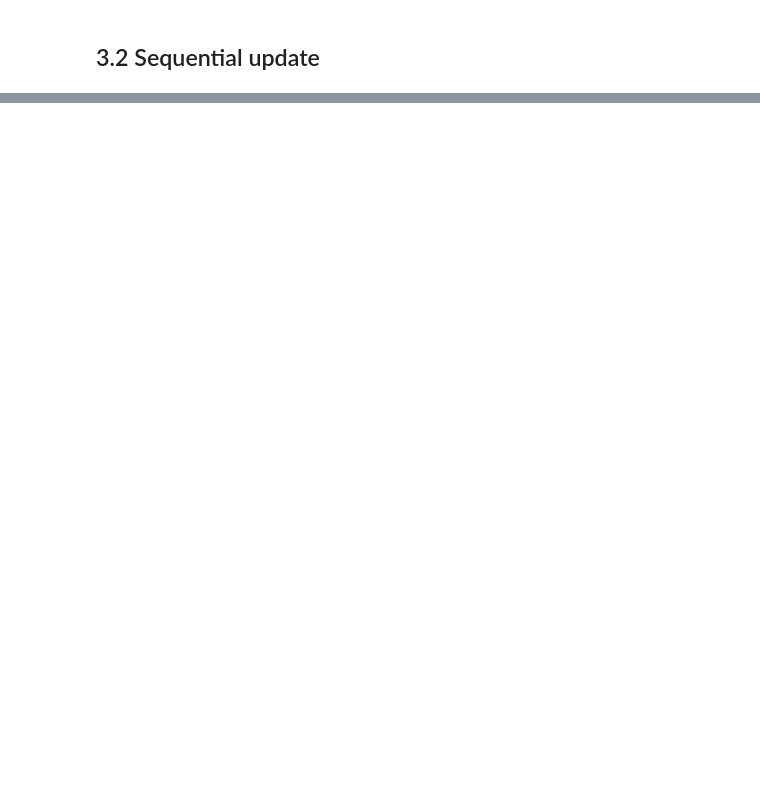
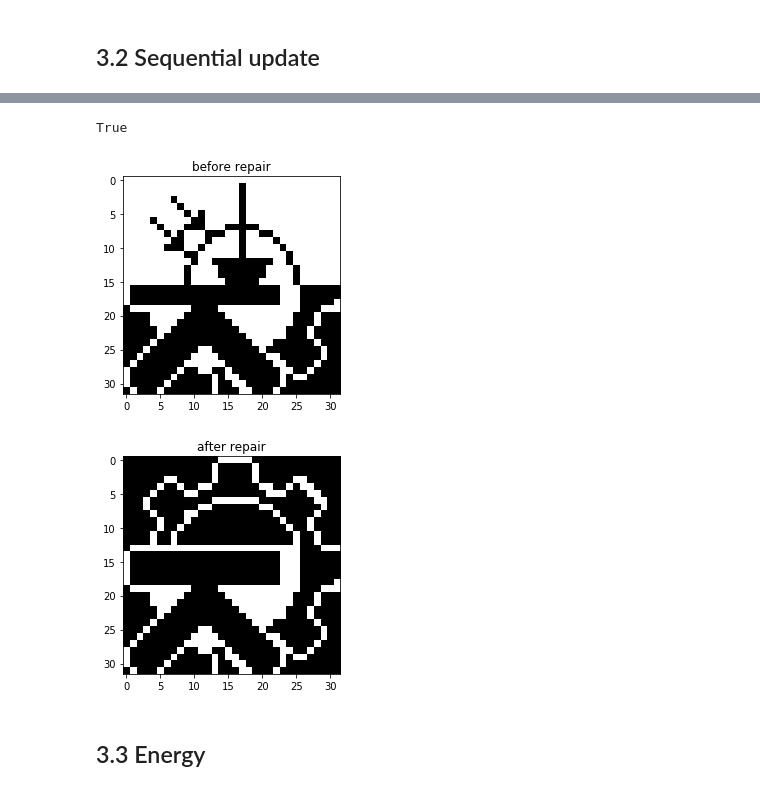
Before and after one commit to Charles2Alvin/Hopfield_Networks, a Jupyter notebook: main.ipynb, the cells around one changed output, grey strips where cells are left out. Cells and saved outputs as stored; diff of their text form; code cells hidden in the pictures; blank space fills up the shorter version.

```diff
--- a/main.ipynb
+++ b/main.ipynb
@@ -130,0 +190,15 @@ False
+# %%
+rp11 = model.update(p11)
+print((rp11 == p2).all())
+
+plt.imshow(p11.reshape((32, 32)), cmap='gray', vmin=-1, vmax=1.)
+plt.title("before repair")
+plt.show()
+
+plt.imshow(rp11.reshape((32, 32)), cmap='gray', vmin=-1, vmax=1.)
+plt.title("after repair")
+plt.show()
+# %% [output]
+True
+[figure, added]
+[figure, added]
@@ -130,0 +207,2 @@ False
+# %% [markdown]
+## 3.3 Energy
```
Also changed, not shown: parts of 13 cells of this notebook, 1 other file.
